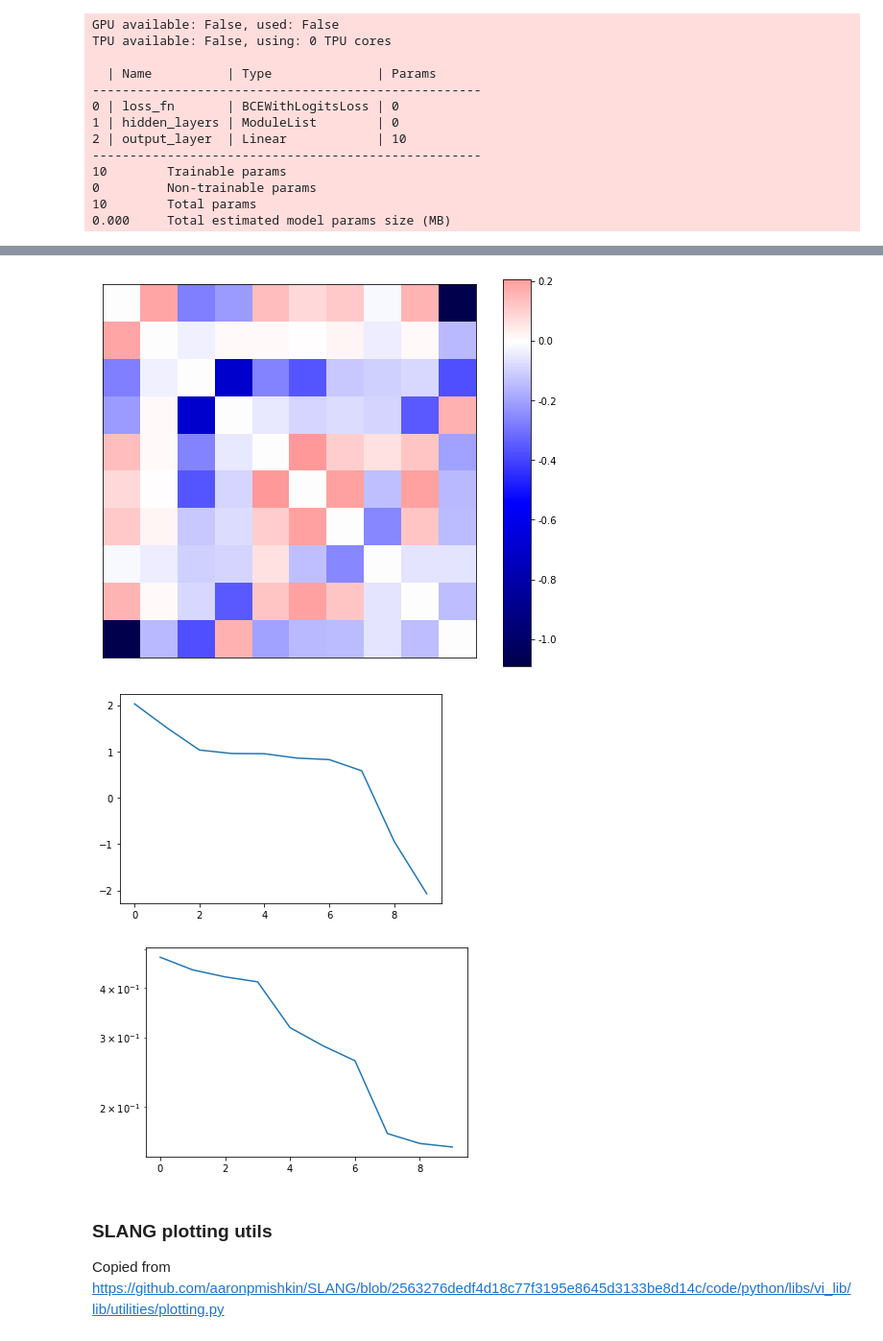
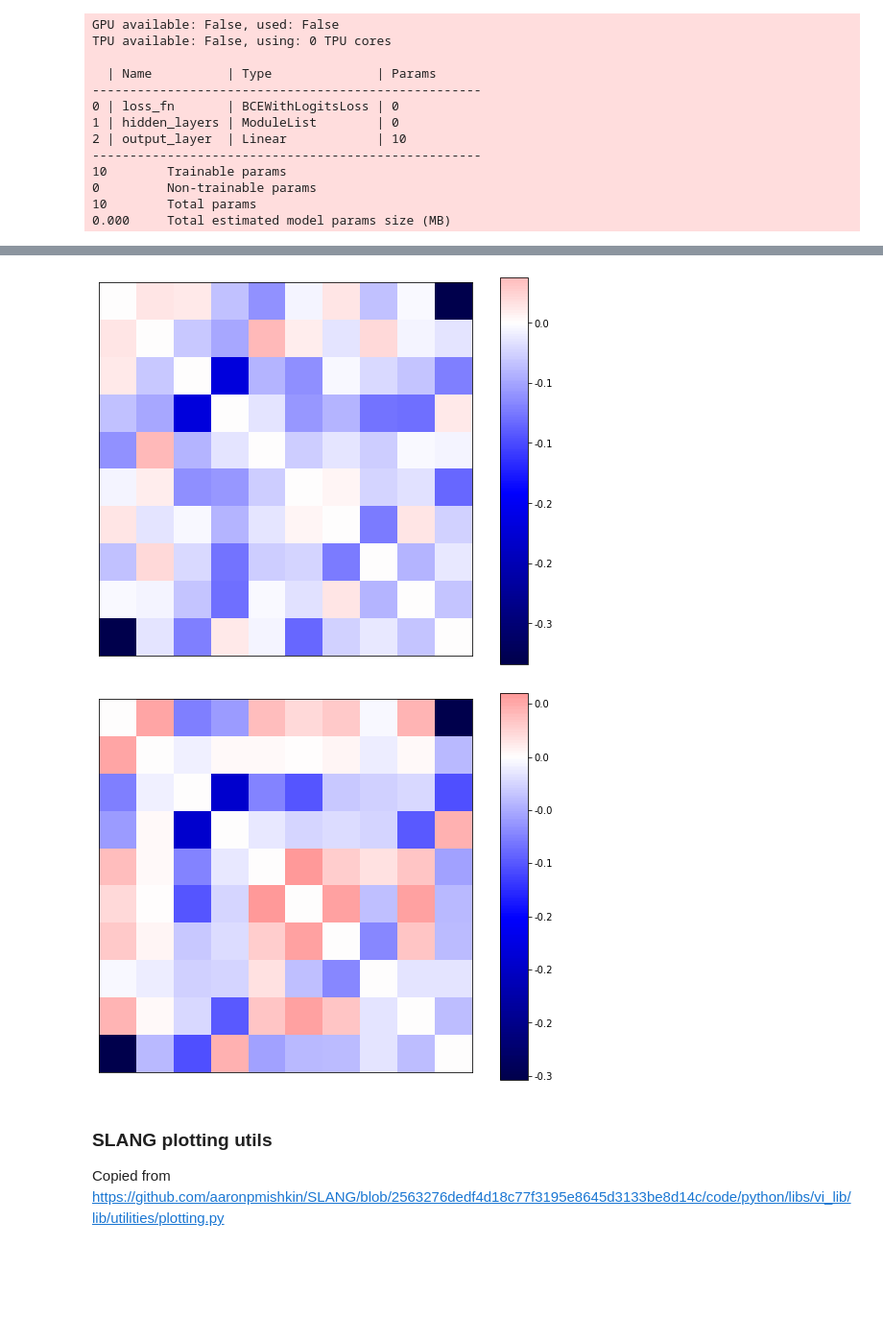
Before and after one commit to ayeright/swafa, a Jupyter notebook: experiments/notebooks/LogisticRegressionUCIDatasets.ipynb, the cells around one changed output, grey strips where cells are left out. Shown: that part at 96% size. Drawn from its saved outputs; the diff is of its cells as text; code cells hidden in the pictures; blank space fills up the shorter version.

```diff
--- a/experiments/notebooks/LogisticRegressionUCIDatasets.ipynb
+++ b/experiments/notebooks/LogisticRegressionUCIDatasets.ipynb
@@ -118,24 +158,13 @@ def plot_covar(covar: np.ndarray):
     fig.subplots_adjust(right=0.8)
     cbar_ax = fig.add_axes([0.85, 0.15, 0.05, 0.7])
     formatter = tk.FuncFormatter(lambda x, pos: "%1.1f" % (x / 10 ** magnitude))
-    fig.colorbar(variational_img, cax=cbar_ax, format=formatter)
+    fig.colorbar(img, cax=cbar_ax, format=formatter)
-# %%
-# 10k epochs
-plot_covar(variational_covar)
-plt.show()
-
-sorted_idx_mean = np.flip(np.argsort(variational_mean))
-plt.plot(variational_mean[sorted_idx_mean])
-plt.show()
-
-sorted_idx_var = np.flip(np.argsort(np.diag(variational_covar)))
-plt.plot(np.diag(variational_covar)[sorted_idx_var])
-plt.gca().set_yscale("log")
-plt.show()
-# %% [output]
-[figure, removed]
-[figure, removed]
-[figure, removed]
+# %%
+plot_covar(mcmc_cov)
+plot_covar(vifa_cov)
+# %% [output]
+[figure, added]
+[figure, added]
 # %% [markdown]
 ### SLANG plotting utils
 
```
Also changed, not shown: parts of 10 cells of this notebook, 1 other file.
